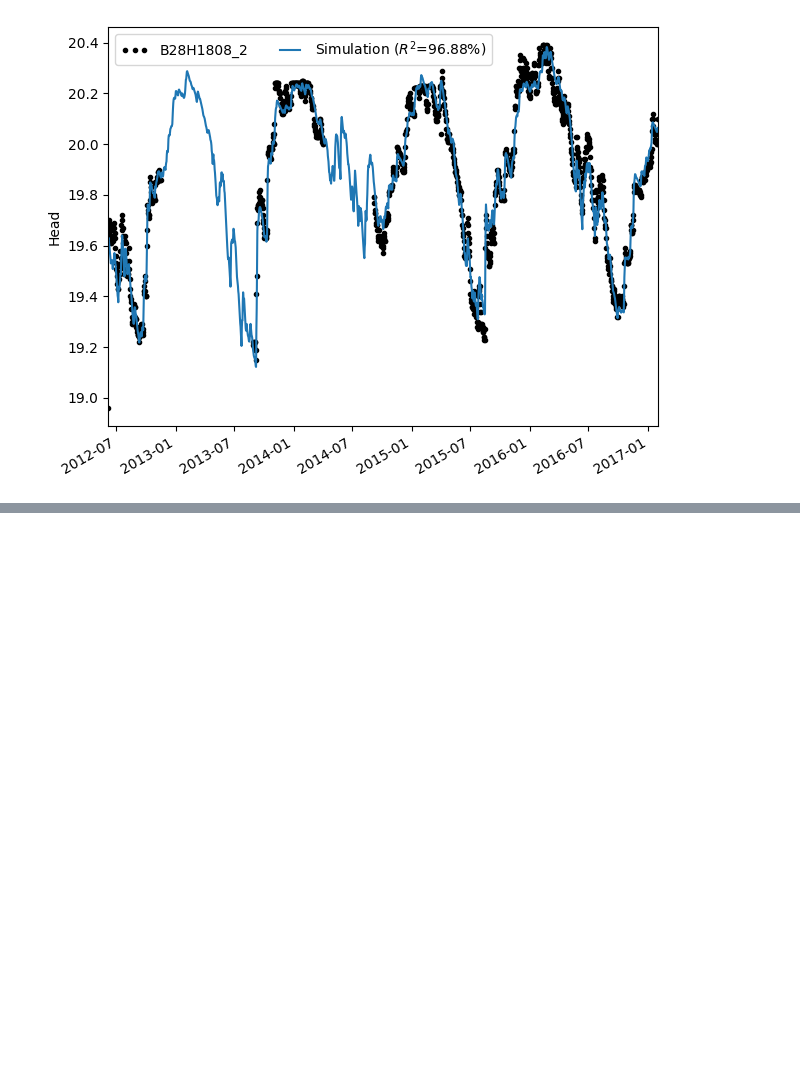
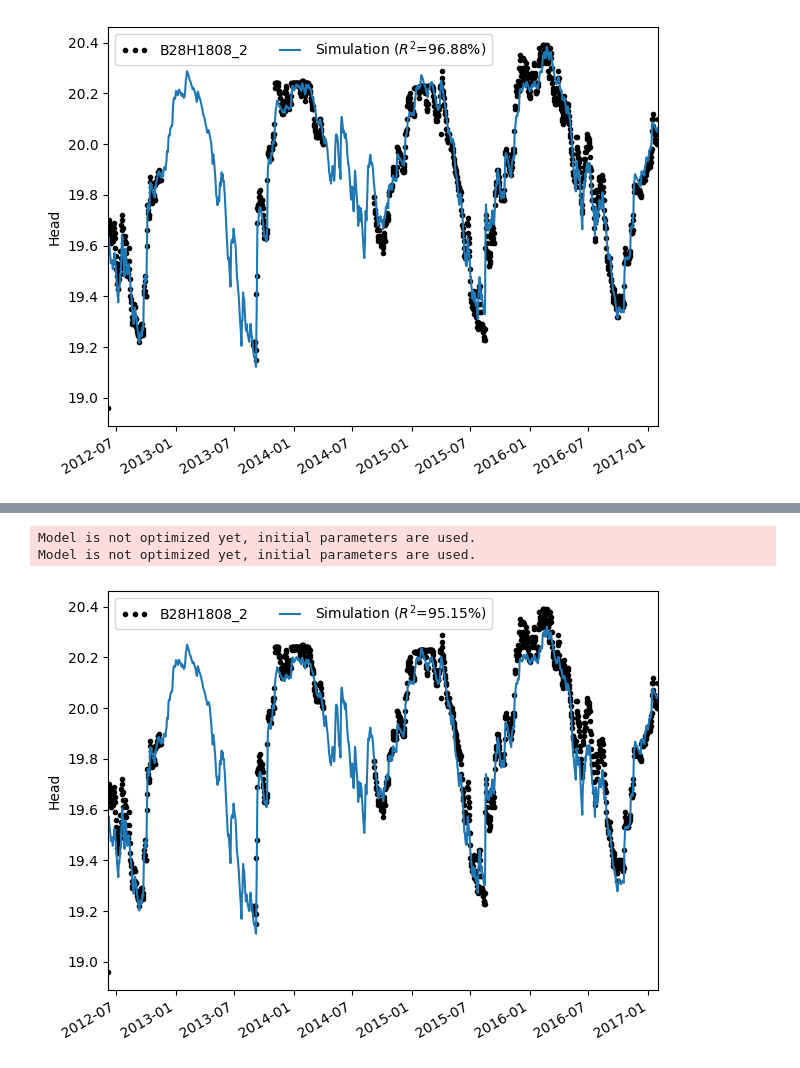
Before and after one commit to pastas/pastas-plugins, a Jupyter notebook: docs/examples/modflow_drn.ipynb, the cells around one changed output, grey strips where cells are left out. Cells and saved outputs as stored; diff of their text form; code cells hidden in the pictures; blank space fills up the shorter version.

```diff
--- a/docs/examples/modflow_drn.ipynb
+++ b/docs/examples/modflow_drn.ipynb
@@ -105,0 +162,28 @@ Model is not optimized yet, initial parameters are used.
+# %%
+# Generate a Model with ModflowDrnSto
+ml_mds = ps.Model(head, constant=False)
+modflow = ppmf.ModflowDrnSto(exe_name=mf6_exe, sim_ws="mf_files/drn_gw", head=head, silent=True)
+mm = ppmf.ModflowModel(prec=prec, evap=evap, modflow=modflow, name="modflow")
+ml_mds.add_stressmodel(mm)
+
+# take parameters from the model with the TarsoModel
+p_tt = ml_tt.parameters["optimal"]
+ml_mds.set_parameter(f"{mm.name}_d", initial=p_tt["constant_d"])
+ml_mds.set_parameter(f"{mm.name}_c", initial=p_tt["recharge_A"])
+s = p_tt["recharge_a"] / p_tt["recharge_A"]
+ml_mds.set_parameter(f"{mm.name}_s", initial=s)
+ml_mds.set_parameter(f"{mm.name}_f", initial=p_tt["recharge_f"])
+h_drn = p_tt["ThresholdTransform_1"] - p_tt["constant_d"]
+ml_mds.set_parameter(f"{mm.name}_h_drn", initial=h_drn)
+c_drn = p_tt["recharge_A"] * p_tt["ThresholdTransform_2"]
+ml_mds.set_parameter(f"{mm.name}_c_drn", initial=c_drn)
+s_drn = s / p_tt['ThresholdTransform_2']
+ml_mds.set_parameter(f"{mm.name}_s_drn", initial=s_drn)
+
+# initialize model and plot
+ml_mds.initialize()
+ax = ml_mds.plot()
+# %% [output]
+Model is not optimized yet, initial parameters are used.
+Model is not optimized yet, initial parameters are used.
+[figure, added]
```
Also changed, not shown: parts of 14 cells of this notebook, 2 other files.
